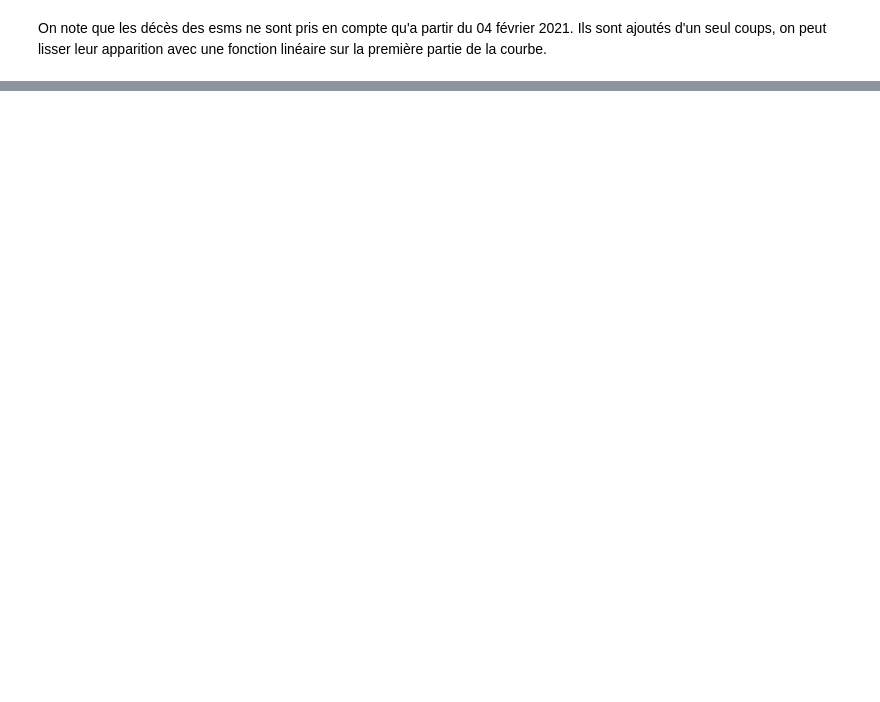
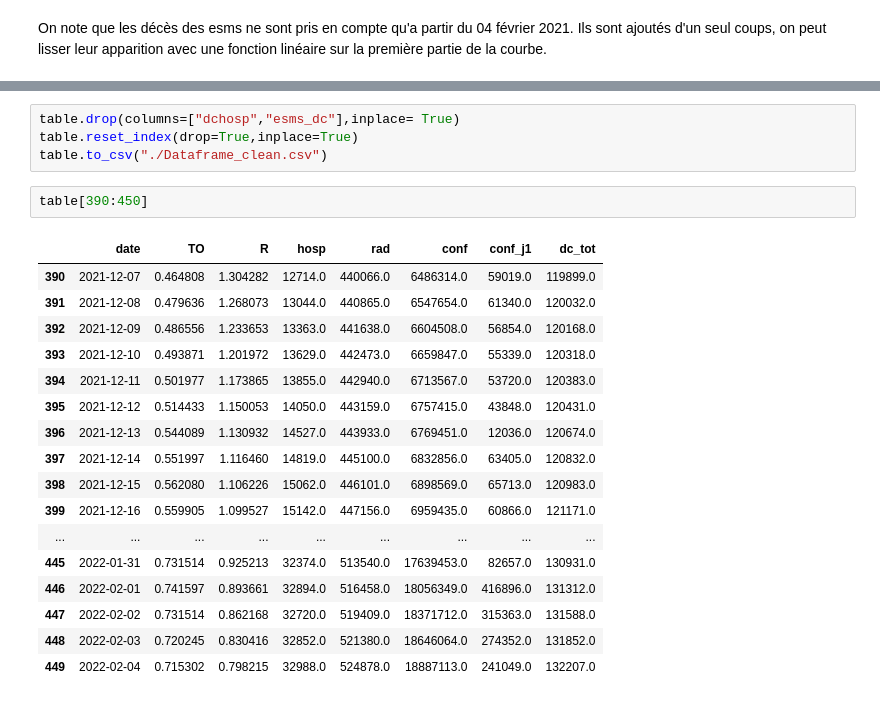
Before and after one commit to Louis-desc/Intelligence-artificielle, a Jupyter notebook: analyse.ipynb, the cells around one changed output, grey strips where cells are left out. Saved outputs shown, nothing was run; the diff lists cells and outputs as text; blank space fills up the shorter version.

```diff
--- a/analyse.ipynb
+++ b/analyse.ipynb
@@ -96,0 +134,24 @@ On note que les décès des esms ne sont pris en compte qu'a partir du 04 févri
+# %%
+table.drop(columns=["dchosp","esms_dc"],inplace= True)
+table.reset_index(drop=True,inplace=True)
+table.to_csv("./Dataframe_clean.csv")
+# %%
+table[390:450]
+# %% [output]
+|  | date | TO | R | hosp | rad | conf | conf_j1 | dc_tot |
+| 390 | 2021-12-07 | 0.464808 | 1.304282 | 12714.0 | 440066.0 | 6486314.0 | 59019.0 | 119899.0 |
+| 391 | 2021-12-08 | 0.479636 | 1.268073 | 13044.0 | 440865.0 | 6547654.0 | 61340.0 | 120032.0 |
+| 392 | 2021-12-09 | 0.486556 | 1.233653 | 13363.0 | 441638.0 | 6604508.0 | 56854.0 | 120168.0 |
+| 393 | 2021-12-10 | 0.493871 | 1.201972 | 13629.0 | 442473.0 | 6659847.0 | 55339.0 | 120318.0 |
+| 394 | 2021-12-11 | 0.501977 | 1.173865 | 13855.0 | 442940.0 | 6713567.0 | 53720.0 | 120383.0 |
+| 395 | 2021-12-12 | 0.514433 | 1.150053 | 14050.0 | 443159.0 | 6757415.0 | 43848.0 | 120431.0 |
+| 396 | 2021-12-13 | 0.544089 | 1.130932 | 14527.0 | 443933.0 | 6769451.0 | 12036.0 | 120674.0 |
+| 397 | 2021-12-14 | 0.551997 | 1.116460 | 14819.0 | 445100.0 | 6832856.0 | 63405.0 | 120832.0 |
+| 398 | 2021-12-15 | 0.562080 | 1.106226 | 15062.0 | 446101.0 | 6898569.0 | 65713.0 | 120983.0 |
+| 399 | 2021-12-16 | 0.559905 | 1.099527 | 15142.0 | 447156.0 | 6959435.0 | 60866.0 | 121171.0 |
+| ... | ... | ... | ... | ... | ... | ... | ... | ... |
+| 445 | 2022-01-31 | 0.731514 | 0.925213 | 32374.0 | 513540.0 | 17639453.0 | 82657.0 | 130931.0 |
+| 446 | 2022-02-01 | 0.741597 | 0.893661 | 32894.0 | 516458.0 | 18056349.0 | 416896.0 | 131312.0 |
+| 447 | 2022-02-02 | 0.731514 | 0.862168 | 32720.0 | 519409.0 | 18371712.0 | 315363.0 | 131588.0 |
+| 448 | 2022-02-03 | 0.720245 | 0.830416 | 32852.0 | 521380.0 | 18646064.0 | 274352.0 | 131852.0 |
+| 449 | 2022-02-04 | 0.715302 | 0.798215 | 32988.0 | 524878.0 | 18887113.0 | 241049.0 | 132207.0 |
```
Also changed, not shown: parts of 6 cells of this notebook, 13 other files.
